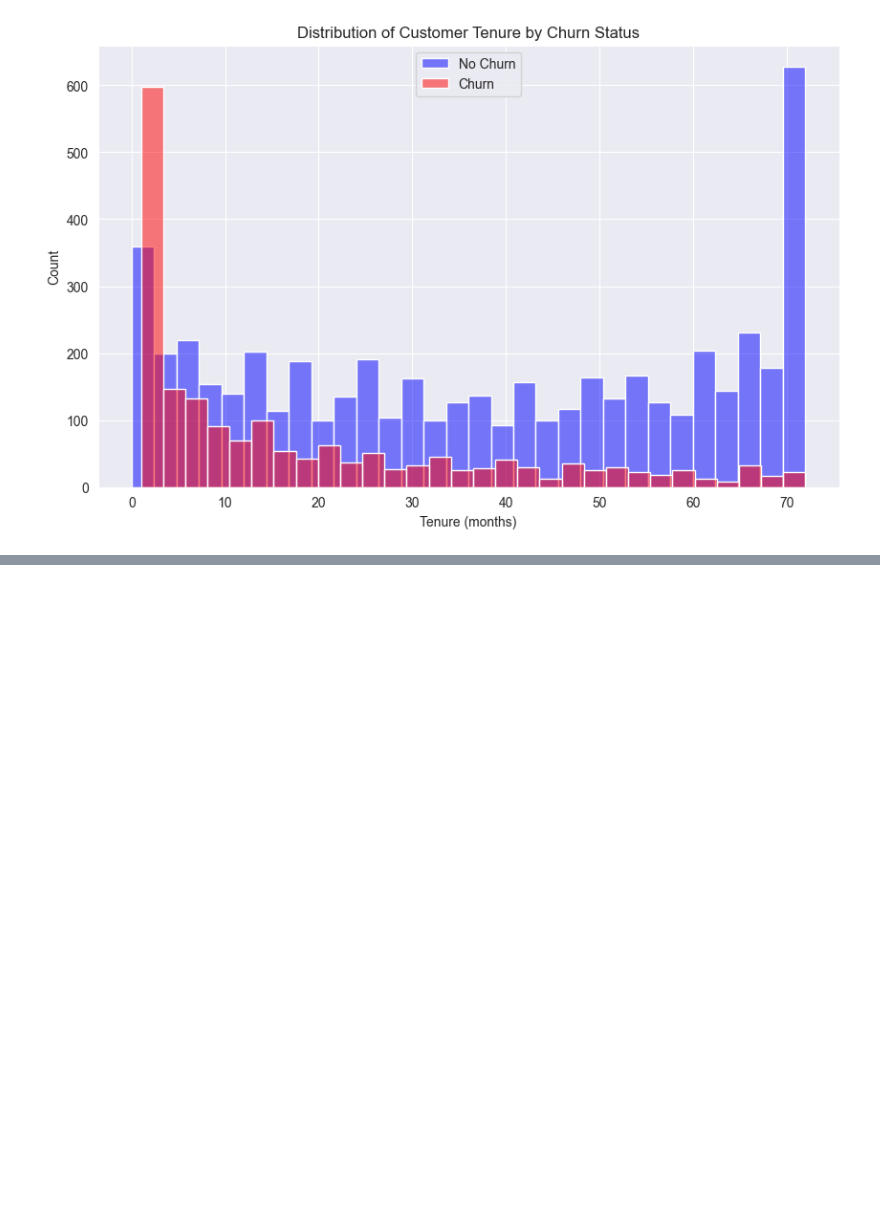
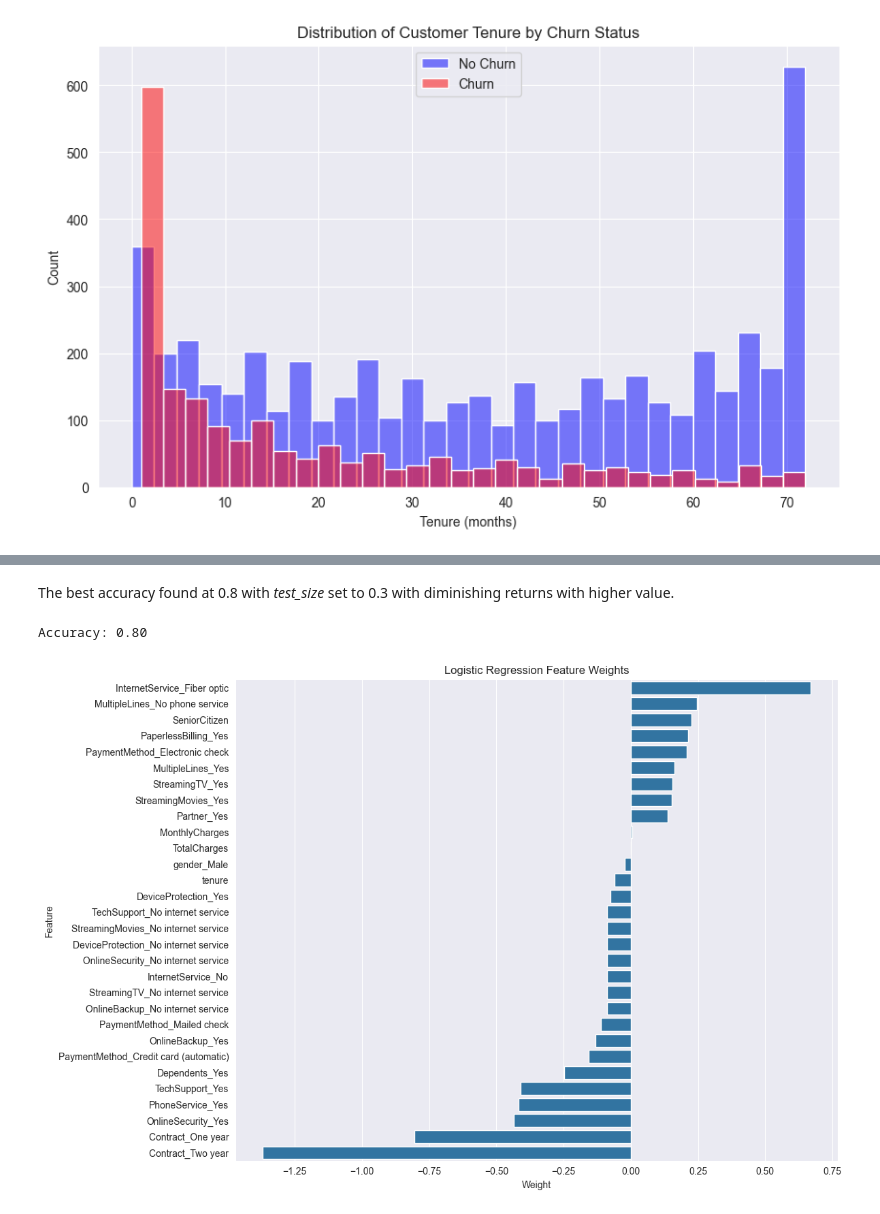
Before and after one commit to TouKhen/bloc-3, a Jupyter notebook: notebook/data-explo.ipynb, the cells around one changed output, grey strips where cells are left out. Saved outputs shown, nothing was run; the diff lists cells and outputs as text; code cells hidden in the pictures; blank space fills up the shorter version.

```diff
--- a/notebook/data-explo.ipynb
+++ b/notebook/data-explo.ipynb
@@ -266,0 +379,24 @@ plt.show()
+# %% [markdown]
+The best accuracy found at 0.8 with *test_size* set to 0.3 with diminishing returns with higher value.
+# %%
+predictions = logreg.predict(X_test)
+print(f'Accuracy: {accuracy_score(y_test, predictions):.2f}')
+# %% [output]
+Accuracy: 0.80
+# %%
+# Get feature weights from a logistic regression model
+feature_weights = pd.DataFrame({
+    'Feature': X_test.columns,
+    'Weight': logreg.coef_[0]
+})
+feature_weights = feature_weights.sort_values('Weight', ascending=False)
+
+plt.figure(figsize=(12, 8))
+sns.barplot(data=feature_weights, x='Weight', y='Feature')
+plt.title('Logistic Regression Feature Weights')
+plt.xlabel('Weight')
+plt.ylabel('Feature')
+plt.tight_layout()
+plt.show()
+# %% [output]
+[figure, added]
```
Also changed, not shown: parts of 9 cells of this notebook, 1 other file.
